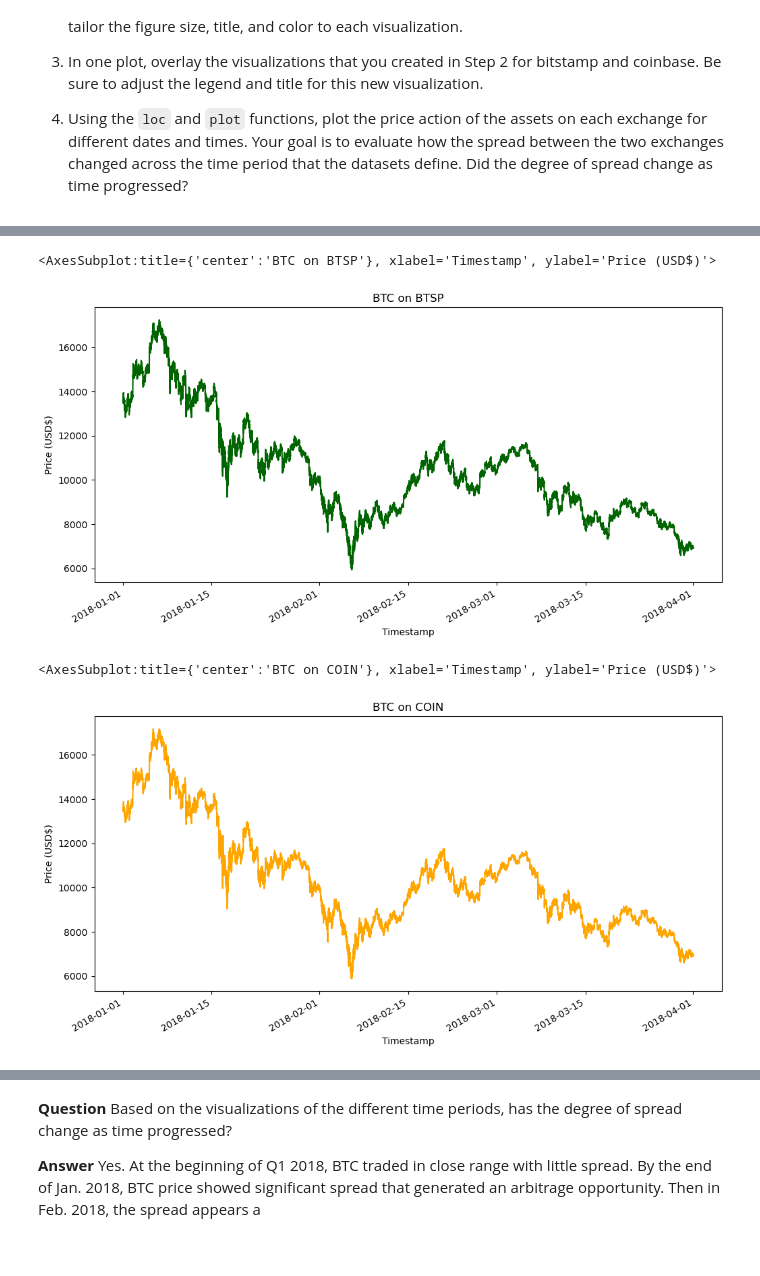
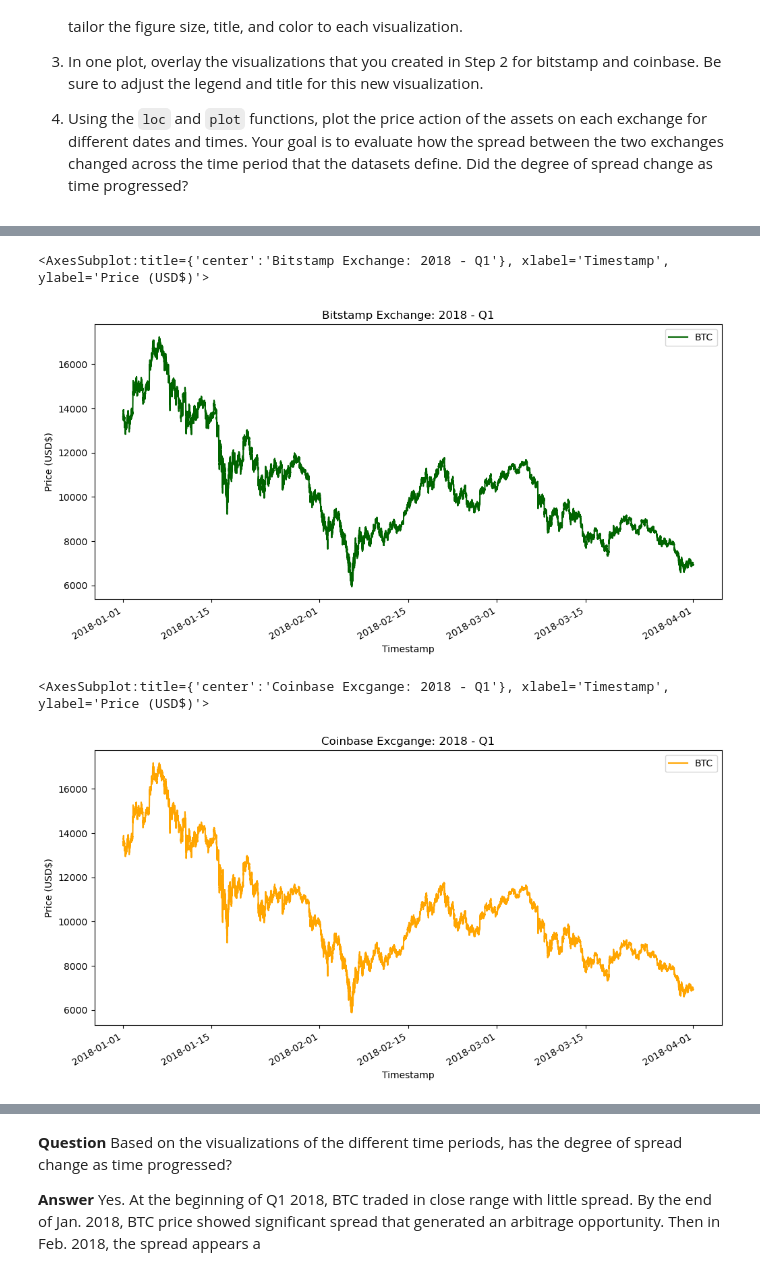
Before and after one commit to markwbeers/BTC_Visual_Arbitrage_Analyzer, a Jupyter notebook: crypto_arbitrage.ipynb, the cells around one changed output, grey strips where cells are left out. Cells and saved outputs as stored; diff of their text form; code cells hidden in the pictures.

```diff
--- a/crypto_arbitrage.ipynb
+++ b/crypto_arbitrage.ipynb
@@ -255,7 +255,7 @@ Select the data you want to analyze. Use `loc` or `iloc` to select the following
 * Close
 # %%
 # Use loc or iloc to select `Timestamp (the index)` and `Close` from bitstamp DataFrame
-bitstamp_sliced = bitstamp['Close'].loc['2018-01-01' : '2018-03-31']
+bitstamp_sliced = bitstamp.loc[:,['Close']]
 
 # Review the first five rows of the DataFrame
 bitstamp_sliced.head
@@ -328,18 +330,31 @@ Name: Close, dtype: float64
 # %%
 # Create a line plot for the bitstamp DataFrame for the full length of time in the dataset
 # Be sure that the figure size, title, and color are tailored to each visualization
-bitstamp_sliced.plot(figsize=(12,6), ylabel="Price (USD$)", title="BTC on BTSP", color="#006400") # looked up hex code for 'dark green' - https://www.colorhexa.com/
+bitstamp_sliced['Close'].plot(
+    figsize=(12,6),
+    legend=True,
+    label='BTC',
+    ylabel="Price (USD$)",
+    title="Bitstamp Exchange: 2018 - Q1",
+    color="#006400" ### looked up hex code for 'dark green' - https://www.colorhexa.com/
+)
 # %% [output]
-<AxesSubplot:title={'center':'BTC on BTSP'}, xlabel='Timestamp', ylabel='Price (USD$)'>
+<AxesSubplot:title={'center':'Bitstamp Exchange: 2018 - Q1'}, xlabel='Timestamp', ylabel='Price (USD$)'>
-[figure, old version]
+[figure, new version]
 # %%
 # Create a line plot for the coinbase DataFrame for the full length of time in the dataset
 # Be sure that the figure size, title, and color are tailored to each visualization
 
-coinbase_sliced.plot(figsize=(12,6), ylabel="Price (USD$)", title="BTC on COIN", color="orange") # set color to 'orange' for visibility alone and good contrast to 'dark green'
+coinbase_sliced['Close'].plot(
+    figsize=(12,6),
+    legend=True,
+    label='BTC',
+    ylabel="Price (USD$)",
+    title="Coinbase Excgange: 2018 - Q1",
+    color="orange") # set color to 'orange' for visibility alone and good contrast to 'dark green'
 # %% [output]
-<AxesSubplot:title={'center':'BTC on COIN'}, xlabel='Timestamp', ylabel='Price (USD$)'>
+<AxesSubplot:title={'center':'Coinbase Excgange: 2018 - Q1'}, xlabel='Timestamp', ylabel='Price (USD$)'>
-[figure, old version]
+[figure, new version]
 # %%
 # Overlay the visualizations for the bitstamp and coinbase DataFrames in one plot
 # The plot should visualize the prices over the full lenth of the dataset
```
Also changed, not shown: parts of 29 cells of this notebook.
